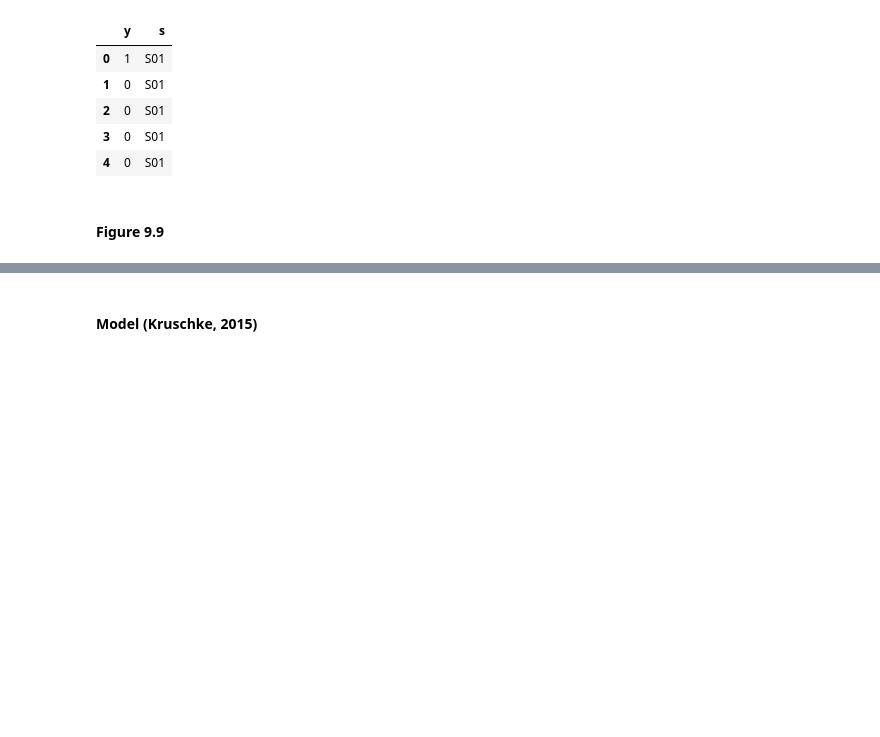
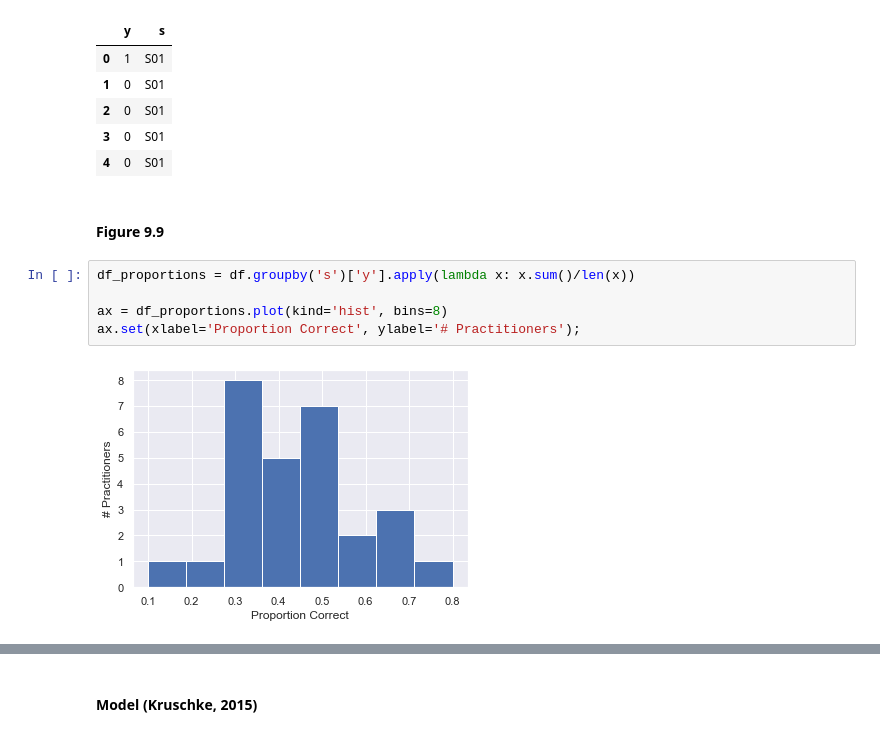
Before and after one commit to yongduek/DBDA-python, a Jupyter notebook: Notebooks/Chapter 09.ipynb, the cells around one changed output, grey strips where cells are left out. Saved outputs shown, nothing was run; the diff lists cells and outputs as text; blank space fills up the shorter version.

```diff
--- a/Notebooks/Chapter 09.ipynb
+++ b/Notebooks/Chapter 09.ipynb
@@ -321,6 +361,13 @@ df.head()
 | 4 | 0 | S01 |
 # %% [markdown]
 #### Figure 9.9
+# %%
+df_proportions = df.groupby('s')['y'].apply(lambda x: x.sum()/len(x))
+
+ax = df_proportions.plot(kind='hist', bins=8)
+ax.set(xlabel='Proportion Correct', ylabel='# Practitioners');
+# %% [output]
+[figure, added]
 # %%
 df_proportions = df.groupby('s')['y'].apply(lambda x: x.sum()/len(x))
 
```
Also changed, not shown: parts of 17 cells of this notebook, 1 other file.
